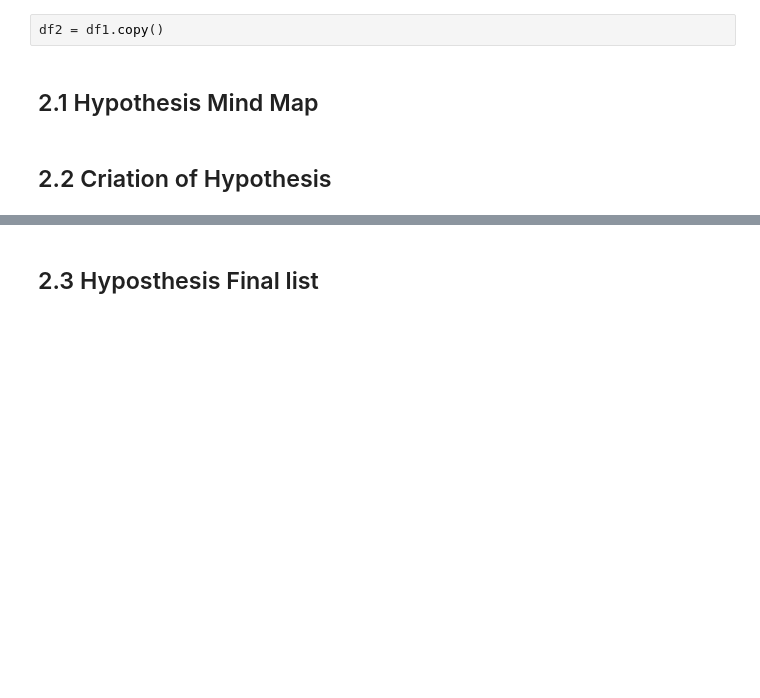
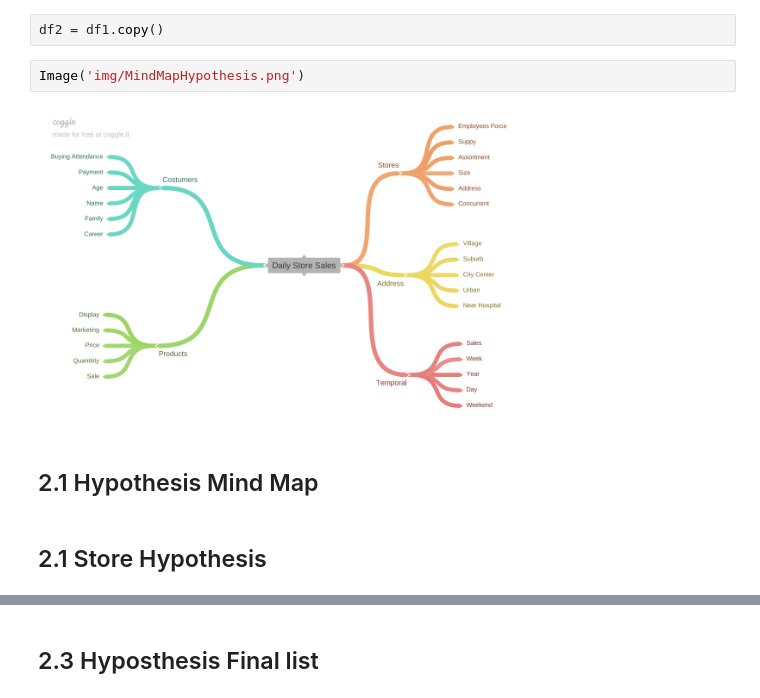
Before and after one commit to adilsonsimiaoDK/DataSciencieProduction, a Jupyter notebook: m03_v01_store_sales_prediction.ipynb, the cells around one changed output, grey strips where cells are left out. Drawn from its saved outputs; the diff is of its cells as text; blank space fills up the shorter version.

```diff
--- a/m03_v01_store_sales_prediction.ipynb
+++ b/m03_v01_store_sales_prediction.ipynb
@@ -241,7 +222,11 @@ sns.boxplot(x='assortment', y='sales', data = aux1)
 # 2.0 STEP 02 FEATURE ENGINEERING
 # %%
 df2 = df1.copy()
+# %%
+Image('img/MindMapHypothesis.png')
+# %% [output]
+[figure, added]
 # %% [markdown]
 ## 2.1 Hypothesis Mind Map
-# %% [markdown]
-## 2.2 Criation of Hypothesis
+# %% [markdown]
+##  2.1 Store Hypothesis
```
Also changed, not shown: parts of 16 cells of this notebook, 1 other file.
